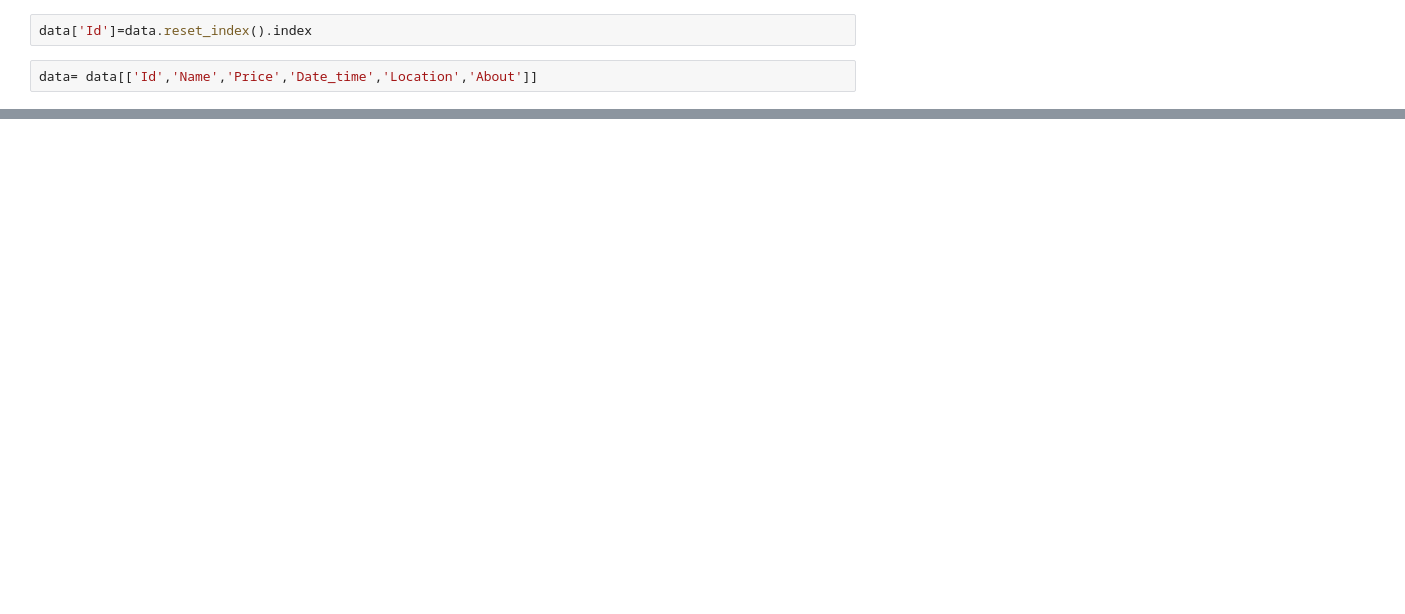
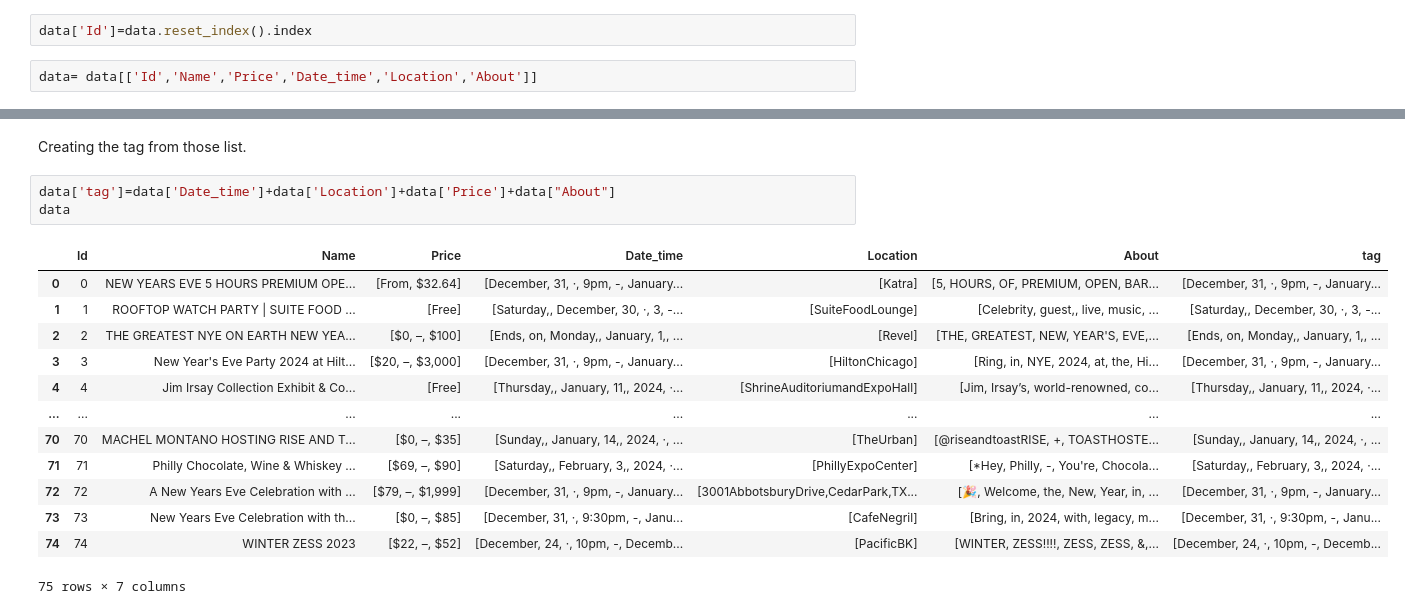
Before and after one commit to apexapaudel484/Web-scraping, a Jupyter notebook: Event_recommendation.ipynb, the cells around one changed output, grey strips where cells are left out. Cells and saved outputs as stored; diff of their text form; blank space fills up the shorter version.

```diff
--- a/Event_recommendation.ipynb
+++ b/Event_recommendation.ipynb
@@ -66,0 +93,19 @@ data.head()
+# %% [markdown]
+Creating the tag from those list.
+# %%
+data['tag']=data['Date_time']+data['Location']+data['Price']+data["About"]
+data
+# %% [output]
+|  | Id | Name | Price | Date_time | Location | About | tag |
+| 0 | 0 | NEW YEARS EVE 5 HOURS PREMIUM OPE... | [From, $32.64] | [December, 31, ·, 9pm, -, January... | [Katra] | [5, HOURS, OF, PREMIUM, OPEN, BAR... | [December, 31, ·, 9pm, -, January... |
+| 1 | 1 | ROOFTOP WATCH PARTY | SUITE FOOD ... | [Free] | [Saturday,, December, 30, ·, 3, -... | [SuiteFoodLounge] | [Celebrity, guest,, live, music, ... | [Saturday,, December, 30, ·, 3, -... |
+| 2 | 2 | THE GREATEST NYE ON EARTH NEW YEA... | [$0, –, $100] | [Ends, on, Monday,, January, 1,, ... | [Revel] | [THE, GREATEST, NEW, YEAR'S, EVE,... | [Ends, on, Monday,, January, 1,, ... |
+| 3 | 3 | New Year's Eve Party 2024 at Hilt... | [$20, –, $3,000] | [December, 31, ·, 9pm, -, January... | [HiltonChicago] | [Ring, in, NYE, 2024, at, the, Hi... | [December, 31, ·, 9pm, -, January... |
+| 4 | 4 | Jim Irsay Collection Exhibit & Co... | [Free] | [Thursday,, January, 11,, 2024, ·... | [ShrineAuditoriumandExpoHall] | [Jim, Irsay’s, world-renowned, co... | [Thursday,, January, 11,, 2024, ·... |
+| ... | ... | ... | ... | ... | ... | ... | ... |
+| 70 | 70 | MACHEL MONTANO HOSTING RISE AND T... | [$0, –, $35] | [Sunday,, January, 14,, 2024, ·, ... | [TheUrban] | [@riseandtoastRISE, +, TOASTHOSTE... | [Sunday,, January, 14,, 2024, ·, ... |
+| 71 | 71 | Philly Chocolate, Wine & Whiskey ... | [$69, –, $90] | [Saturday,, February, 3,, 2024, ·... | [PhillyExpoCenter] | [*Hey, Philly, -, You're, Chocola... | [Saturday,, February, 3,, 2024, ·... |
+| 72 | 72 | A New Years Eve Celebration with ... | [$79, –, $1,999] | [December, 31, ·, 9pm, -, January... | [3001AbbotsburyDrive,CedarPark,TX... | [🎉, Welcome, the, New, Year, in, ... | [December, 31, ·, 9pm, -, January... |
+| 73 | 73 | New Years Eve Celebration with th... | [$0, –, $85] | [December, 31, ·, 9:30pm, -, Janu... | [CafeNegril] | [Bring, in, 2024, with, legacy, m... | [December, 31, ·, 9:30pm, -, Janu... |
+| 74 | 74 | WINTER ZESS 2023 | [$22, –, $52] | [December, 24, ·, 10pm, -, Decemb... | [PacificBK] | [WINTER, ZESS!!!!, ZESS, ZESS, &,... | [December, 24, ·, 10pm, -, Decemb... |
+75 rows × 7 columns
```
Also changed, not shown: parts of 47 cells of this notebook.
